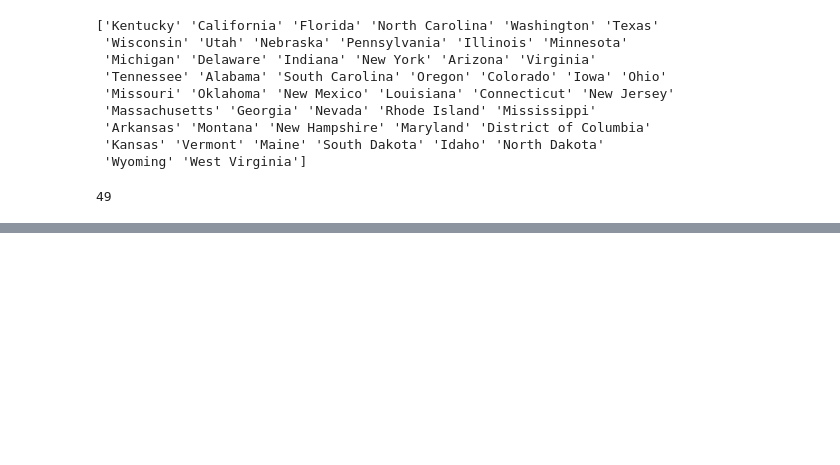
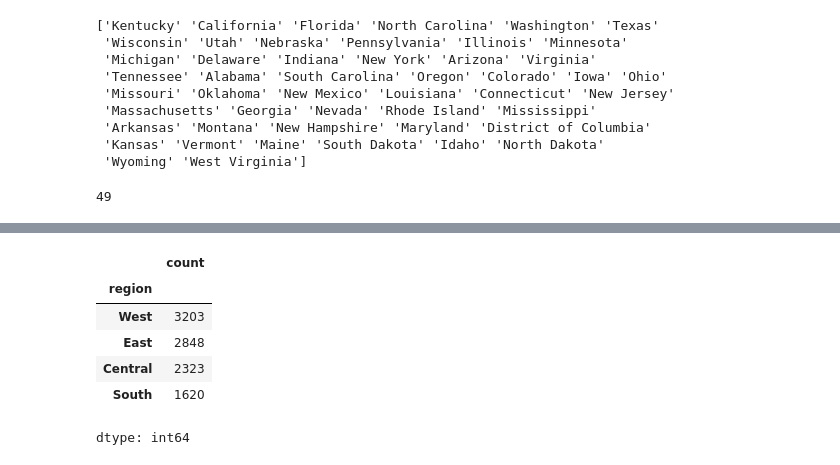
Before and after one commit to Sru-j/Linux, a Jupyter notebook: data_load_url.ipynb, the cells around one changed output, grey strips where cells are left out. Cells and saved outputs as stored; diff of their text form; code cells hidden in the pictures; blank space fills up the shorter version.

```diff
--- a/data_load_url.ipynb
+++ b/data_load_url.ipynb
@@ -334,0 +372,10 @@ df['state'].nunique()
+# %%
+df['region'].value_counts()
+# %% [output]
+|  | count |
+| region |  |
+| West | 3203 |
+| East | 2848 |
+| Central | 2323 |
+| South | 1620 |
+dtype: int64
```
Also changed, not shown: parts of 4 cells of this notebook.
